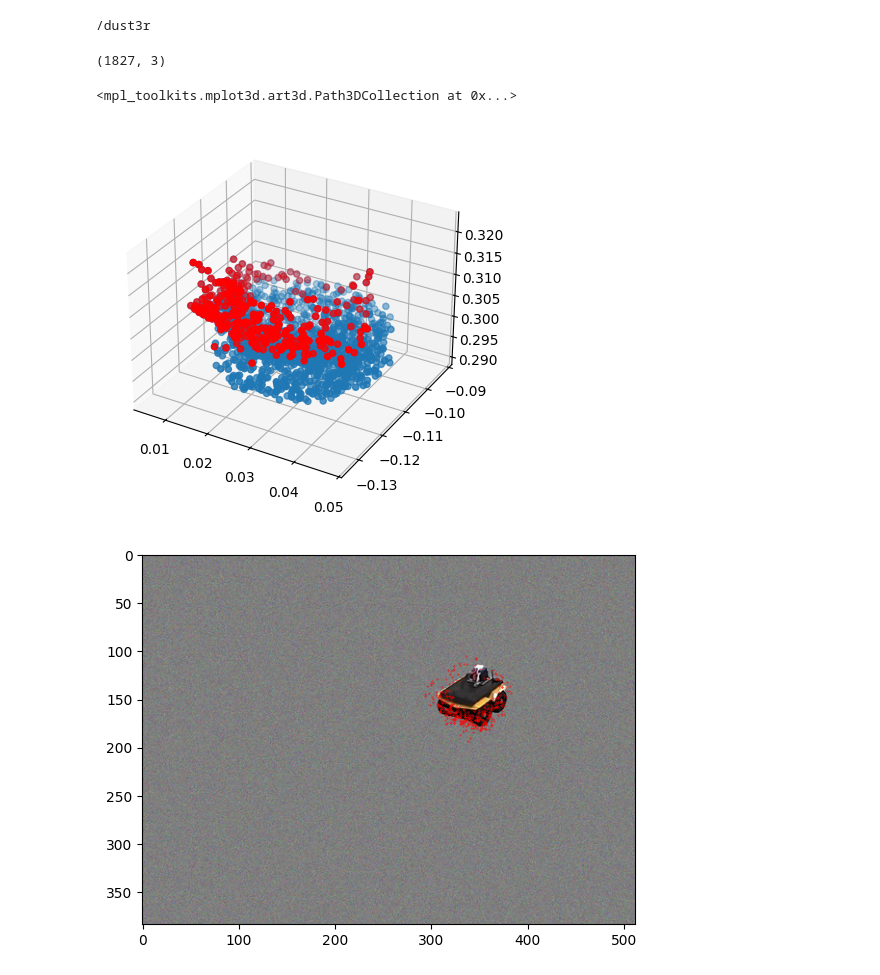
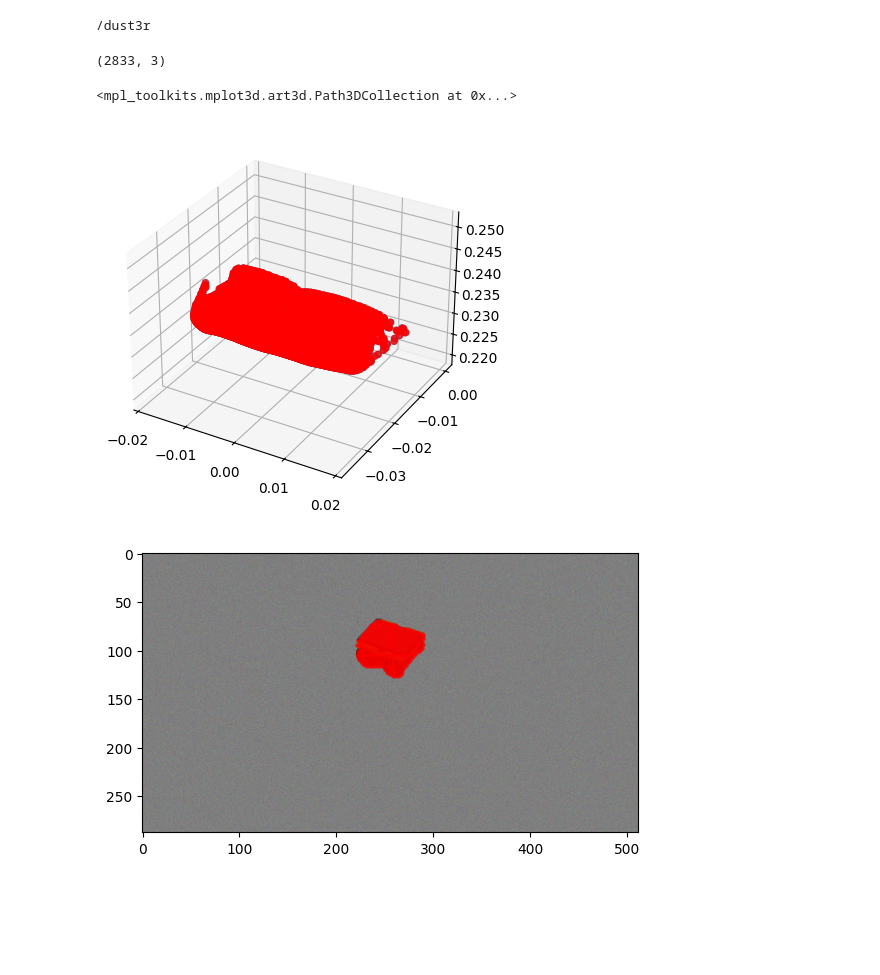
Before and after one commit to tauzn-clock/dust3r, a Jupyter notebook: masked_dust3r/scripts/analyse_ptcloud.ipynb, the cells around one changed output. Cells and saved outputs as stored; diff of their text form; code cells hidden in the pictures; blank space fills up the shorter version.

Commit message:
inverse, opengl and rescale

```diff
--- a/masked_dust3r/scripts/analyse_ptcloud.ipynb
+++ b/masked_dust3r/scripts/analyse_ptcloud.ipynb
@@ -13,10 +13,10 @@ import re
 import json
 import open3d as o3d
 
-DATA_PATH = "/dust3r/masked_dust3r/data/jackal_irl_one_spin"
-DOWN_SAMPLE_VOXEL_SIZE = 0.005
+DATA_PATH = "/dust3r/masked_dust3r/data/jackal_training_data_0"
+DOWN_SAMPLE_VOXEL_SIZE = 0.0005
 KEEP_PT_RATIO_LOWER = 0
-KEEP_PT_RATIO_UPPER = 0.2
+KEEP_PT_RATIO_UPPER = 1
 
 with open(os.path.join(DATA_PATH, "transforms.json"), "r") as f:
     transforms = json.load(f)
@@ -29,7 +29,7 @@ all_cx = []
 all_cy = []
 all_image_array = []
 
-for transform_index in range(len(transforms["frames"])):
+for transform_index in range(4,len(transforms["frames"])):
     tf = transforms["frames"][transform_index]["transform_matrix"]
     fl_x = transforms["frames"][transform_index]["fl_x"]
     fl_y = transforms["frames"][transform_index]["fl_y"]
@@ -51,12 +51,12 @@ for transform_index in range(len(transforms["frames"])):
     pcd = o3d.io.read_point_cloud(pointcloud_path)
     pcd = pcd.voxel_down_sample(voxel_size=DOWN_SAMPLE_VOXEL_SIZE)
     all_pc_points.append(np.asarray(pcd.points))
-
+    break
 #Reshape all_pc_points to be a 2D array
 all_pc_points = np.concatenate(all_pc_points, axis=0)
 print(all_pc_points.shape)
 # %% [output]
-(1827, 3)
+(2833, 3)
 # %%
 #Keep only 10 percent of points furthest away from the centroid
 centroid = np.mean(all_pc_points, axis=0)
@@ -73,33 +73,41 @@ ax.scatter(all_pc_points[:,0], all_pc_points[:,1], all_pc_points[:,2])
 ax.scatter(far_points[:,0], far_points[:,1], far_points[:,2], color="red")
 # %% [output]
 <mpl_toolkits.mplot3d.art3d.Path3DCollection at 0x...>
-[figure, old version]
+[figure, new version]
 # %%
-for i in range(2,len(transforms["frames"])):
+OPENGL = np.array([[1, 0, 0, 0],
+                    [0, -1, 0, 0],
+                    [0, 0, -1, 0],
+                    [0, 0, 0, 1]])
+
+for i in range(len(transforms["frames"])):
     #Intrinsics matrix
     K = np.array([[all_fl_x[i], 0, all_cx[i], 0],
                     [0, all_fl_y[i], all_cy[i], 0],
                     [0, 0, 1, 0]])
     #Extrinsics matrix
     tf = np.array(all_tf[i])
+    tf = np.linalg.inv(tf)
+    tf = np.dot(OPENGL,tf)
+    #tf = np.linalg.inv(tf)
 
     #Project the points
     points = far_points
     points = np.concatenate((points, np.ones((points.shape[0], 1))), axis=1)
     points = np.dot(points, tf.T)
     points = np.dot(points, K.T)
     points = points[:,:2]/points[:,2].reshape(-1,1)
 
     #Plot the points over original image
     image = Image.open(all_image_array[i])
     #Resize image
     image = image.resize((int(K[0,2]*2), int(K[1,2]*2)), Image.Resampling.LANCZOS)
 
 
 
     fig, ax = plt.subplots()
     ax.imshow(image)
     ax.scatter(points[:,0], points[:,1], color="red", s=0.1)
     break
 # %% [output]
-[figure, old version]
+[figure, new version]
```
Also changed, not shown: 3 other files.
